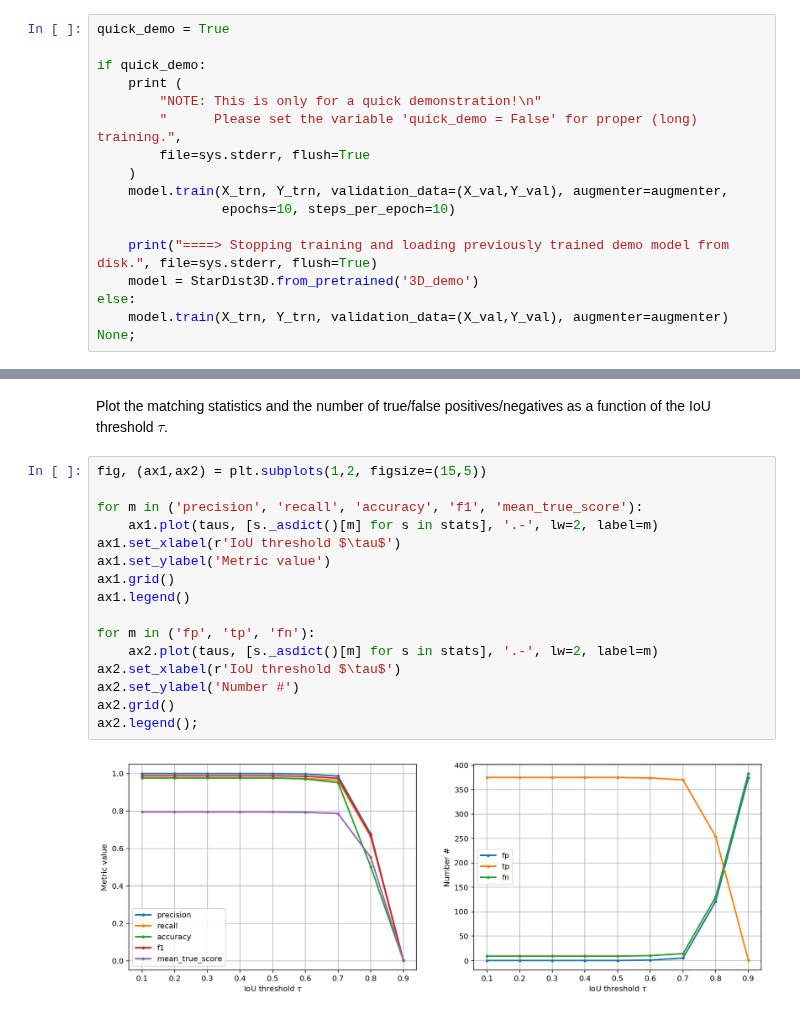
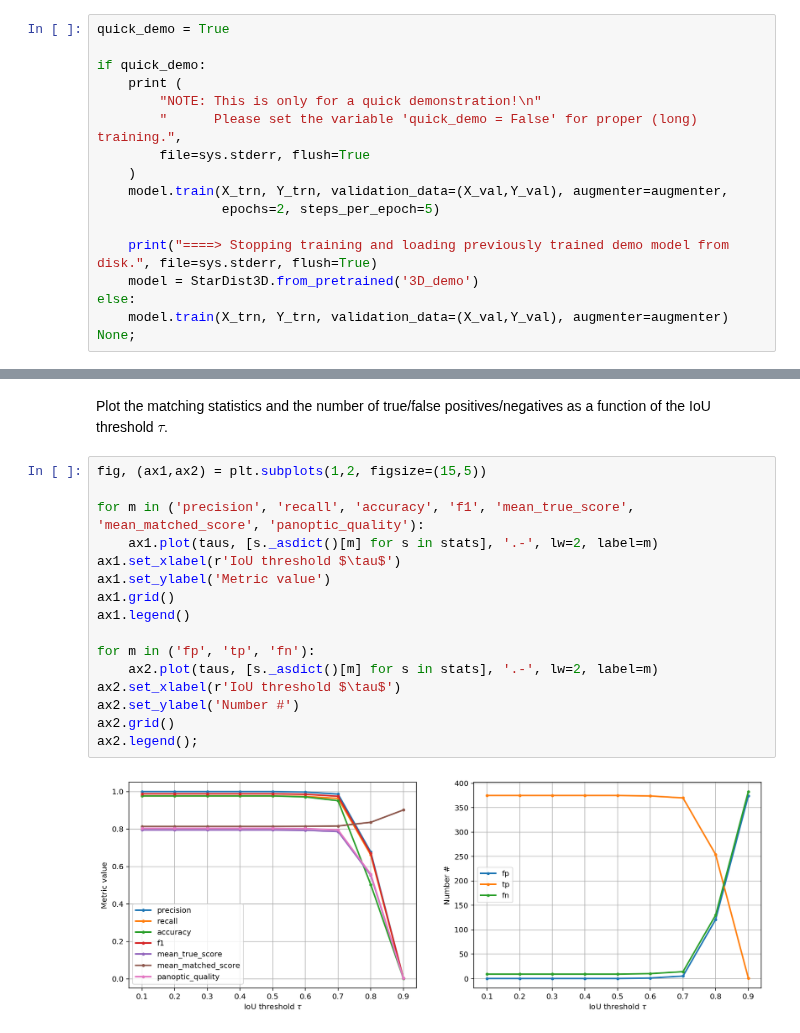
Before and after one commit to stardist/stardist, a Jupyter notebook: examples/3D/2_training.ipynb, the cells around one changed output, grey strips where cells are left out. Saved outputs shown, nothing was run; the diff lists cells and outputs as text.

```diff
--- a/examples/3D/2_training.ipynb
+++ b/examples/3D/2_training.ipynb
@@ -251,7 +248,7 @@ if quick_demo:
         file=sys.stderr, flush=True
     )
     model.train(X_trn, Y_trn, validation_data=(X_val,Y_val), augmenter=augmenter,
-                epochs=10, steps_per_epoch=10)
+                epochs=2, steps_per_epoch=5)
 
     print("====> Stopping training and loading previously trained demo model from disk.", file=sys.stderr, flush=True)
     model = StarDist3D.from_pretrained('3D_demo')
@@ -334,18 +322,18 @@ Plot the matching statistics and the number of true/false positives/negatives as
 # %%
 fig, (ax1,ax2) = plt.subplots(1,2, figsize=(15,5))
 
-for m in ('precision', 'recall', 'accuracy', 'f1', 'mean_true_score'):
+for m in ('precision', 'recall', 'accuracy', 'f1', 'mean_true_score', 'mean_matched_score', 'panoptic_quality'):
     ax1.plot(taus, [s._asdict()[m] for s in stats], '.-', lw=2, label=m)
 ax1.set_xlabel(r'IoU threshold $\tau$')
 ax1.set_ylabel('Metric value')
 ax1.grid()
 ax1.legend()
 
 for m in ('fp', 'tp', 'fn'):
     ax2.plot(taus, [s._asdict()[m] for s in stats], '.-', lw=2, label=m)
 ax2.set_xlabel(r'IoU threshold $\tau$')
 ax2.set_ylabel('Number #')
 ax2.grid()
 ax2.legend();
 # %% [output]
-[figure, old version]
+[figure, new version]
```
Also changed, not shown: parts of 12 cells of this notebook, 1 other file.
